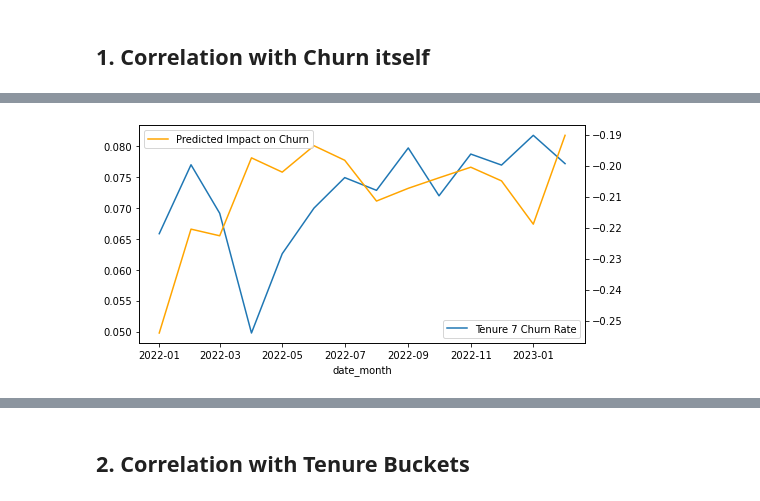
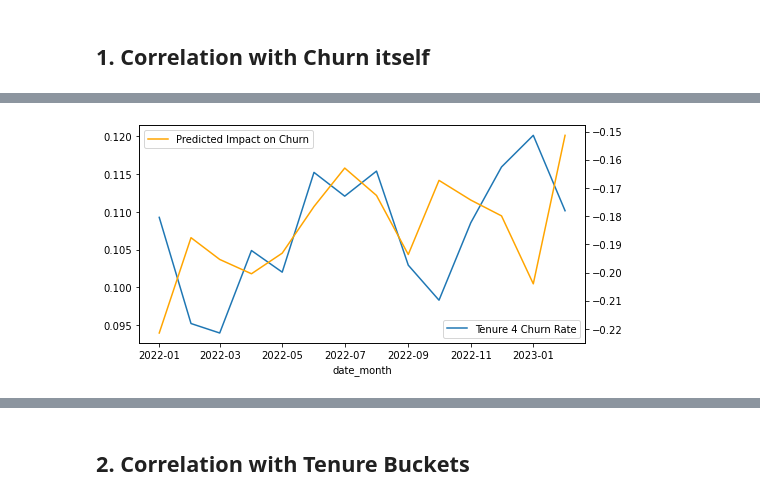
Before and after one commit to jenilu-hbo/jupyter-notebooks, a Jupyter notebook: Retention/Retention P&L Process Decay Hours Viewed.ipynb, the cells around one changed output, grey strips where cells are left out. Cells and saved outputs as stored; diff of their text form; code cells hidden in the pictures.

```diff
--- a/Retention/Retention P&L Process Decay Hours Viewed.ipynb
+++ b/Retention/Retention P&L Process Decay Hours Viewed.ipynb
@@ -415,15 +482,33 @@ churn_genpop.head()
+# %%
+churn_genpop = pd.read_csv('churn_genpop.csv')
+churn_genpop_tenure = pd.read_csv('churn_genpop_tenure.csv')
+churn_exclude_t1 = pd.read_csv('churn_exclude_t1.csv')
+# %%
+churn_genpop['total_subscriber'] = churn_genpop.groupby(['date_month'])['subscriber_count'].transform('sum')
+churn_genpop['churn_rate'] = churn_genpop['subscriber_count']/churn_genpop['total_subscriber']
+churn_genpop = churn_genpop[churn_genpop['is_cancel'] == True]
+
+churn_genpop_tenure['total_subscriber'] = churn_genpop_tenure.groupby(['date_month', 'sub_month'])['subscriber_count'].transform('sum')
+churn_genpop_tenure['churn_rate'] = churn_genpop_tenure['subscriber_count']/churn_genpop_tenure['total_subscriber']
+churn_genpop_tenure = churn_genpop_tenure[churn_genpop_tenure['is_cancel'] == True]
+
+churn_exclude_t1['total_subscriber'] = churn_exclude_t1.groupby(['date_month'])['subscriber_count'].transform('sum')
+churn_exclude_t1['churn_rate'] = churn_exclude_t1['subscriber_count']/churn_exclude_t1['total_subscriber']
+churn_exclude_t1 = churn_exclude_t1[churn_exclude_t1['is_cancel'] == True]
 # %%
 aggregated_churn = data.groupby(['date_month'])['change_in_churn'].sum().reset_index()
 aggregated_churn['date_month'] = aggregated_churn['date_month'].dt.to_timestamp().dt.strftime('%Y-%m-%d')
 
 #### GENPOP ONLY LOOKS AT 2022-01-01 ON-WARDS ###################################
-aggregated_churn = aggregated_churn[aggregated_churn['date_month']>='2022-01-01']
+aggregated_churn = aggregated_churn[(aggregated_churn['date_month']>='2022-01-01')
+                                   &(aggregated_churn['date_month']<='2023-02-01')
+                                   ]
 
 #### Shift one month forward
 # aggregated_churn['date_month']  = (pd.to_datetime(aggregated_churn['date_month']) + pd.DateOffset(months=1)).dt.strftime('%Y-%m-%d')
 # %%
 churn_genpop_tenure_pivot = pd.pivot_table(churn_genpop_tenure, values='churn_rate', index=['date_month'],
-                       columns=['tenure'], fill_value=0, aggfunc='first').reset_index()
+                       columns=['sub_month'], fill_value=0, aggfunc='first').reset_index()
 # %%
 churn_all = churn_genpop_tenure_pivot.merge(churn_genpop[['date_month', 'churn_rate']].rename(columns = {'churn_rate':'genpop_churn'}),
                                            on = ['date_month'])\
@@ -505,18 +590,18 @@ plt.show()
 # %%
 fig, ax = plt.subplots(figsize=(8, 4))
 
 plot_df = churn_all
 plot_df['date_month'] = pd.to_datetime(plot_df['date_month'])
-ax.plot(plot_df['date_month'], plot_df[7], label= 'Tenure 7 Churn Rate')
+ax.plot(plot_df['date_month'], plot_df[4], label= 'Tenure 4 Churn Rate')
 
 ax2 = ax.twinx()
 ax2.plot(plot_df['date_month'], plot_df['change_in_churn'], label= 'Predicted Impact on Churn', color = 'orange')
 
 ax.set_xlabel('date_month')
 ax.legend(loc = 'lower right')
 ax2.legend(loc = 'upper left')
 
 plt.show()
 # %% [output]
-[figure, old version]
+[figure, new version]
 # %%
```
Also changed, not shown: parts of 53 cells of this notebook, 11 other files.
